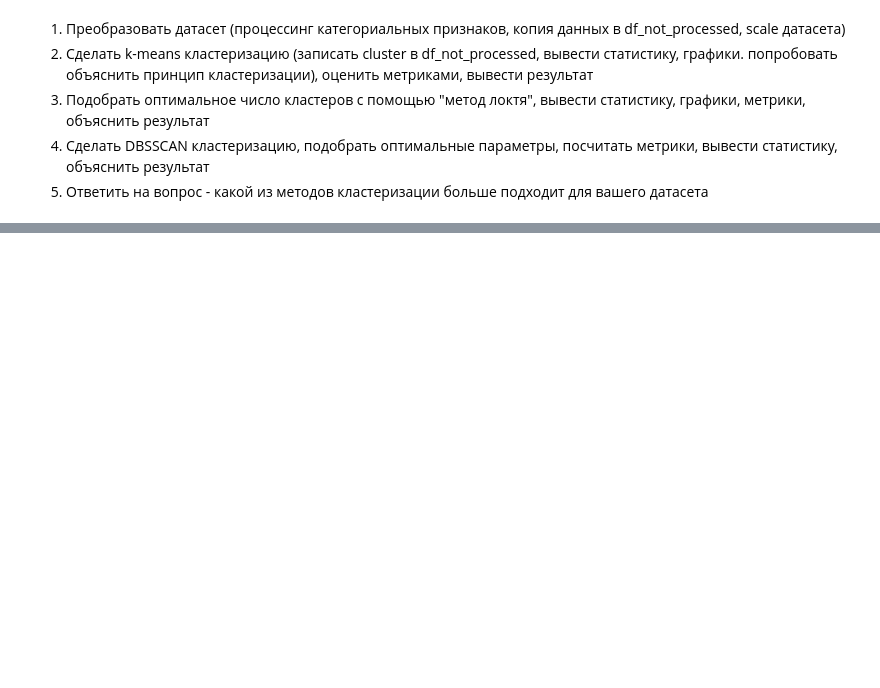
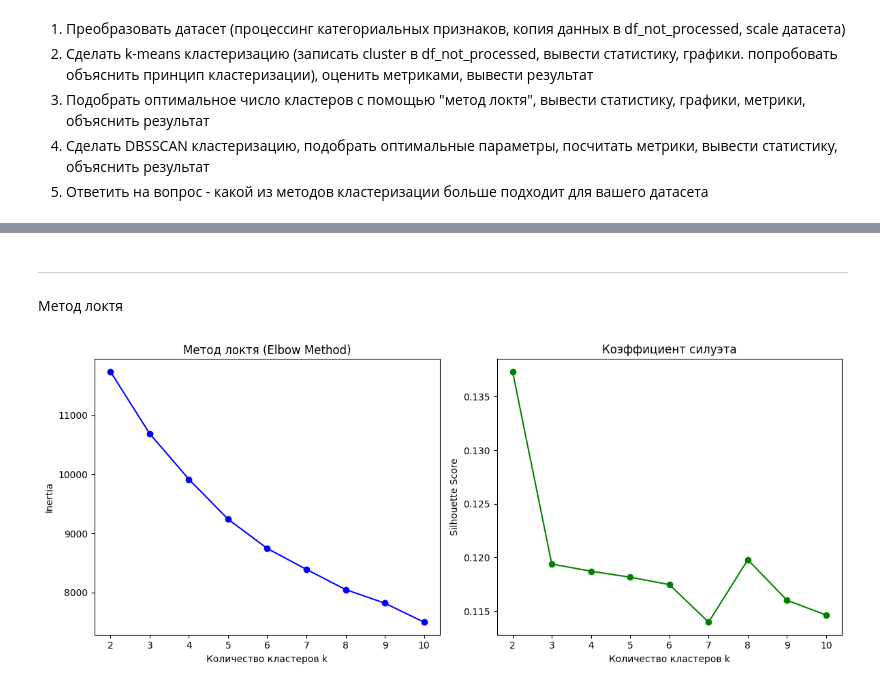
Before and after one commit to Canchili/-, a Jupyter notebook: Копия_блокнота_"Домашнее_задание_4_ipynb".ipynb, the cells around one changed output, grey strips where cells are left out. Drawn from its saved outputs; the diff is of its cells as text; code cells hidden in the pictures; blank space fills up the shorter version.

```diff
--- a/Копия_блокнота_"Домашнее_задание_4_ipynb".ipynb
+++ b/Копия_блокнота_"Домашнее_задание_4_ipynb".ipynb
@@ -36,0 +292,40 @@ df[numeric_features] = scaler.fit_transform(df[numeric_features])
+# %% [markdown]
+
+
+---
+# %% [markdown]
+Метод локтя
+# %%
+import matplotlib.pyplot as plt
+from sklearn.cluster import KMeans
+from sklearn.metrics import silhouette_score
+
+inertias = []
+silhouettes = []
+K = range(2, 11)
+
+for k in K:
+    kmeans = KMeans(n_clusters=k, random_state=42)
+    kmeans.fit(df)
+
+    inertias.append(kmeans.inertia_)
+    silhouettes.append(silhouette_score(df, kmeans.labels_))
+
+plt.figure(figsize=(12,5))
+
+plt.subplot(1,2,1)
+plt.plot(K, inertias, 'bo-')
+plt.xlabel('Количество кластеров k')
+plt.ylabel('Inertia')
+plt.title('Метод локтя (Elbow Method)')
+
+plt.subplot(1,2,2)
+plt.plot(K, silhouettes, 'go-')
+plt.xlabel('Количество кластеров k')
+plt.ylabel('Silhouette Score')
+plt.title('Коэффициент силуэта')
+
+plt.tight_layout()
+plt.show()
+# %% [output]
+[figure, added]
```
Also changed, not shown: parts of 34 cells of this notebook.
